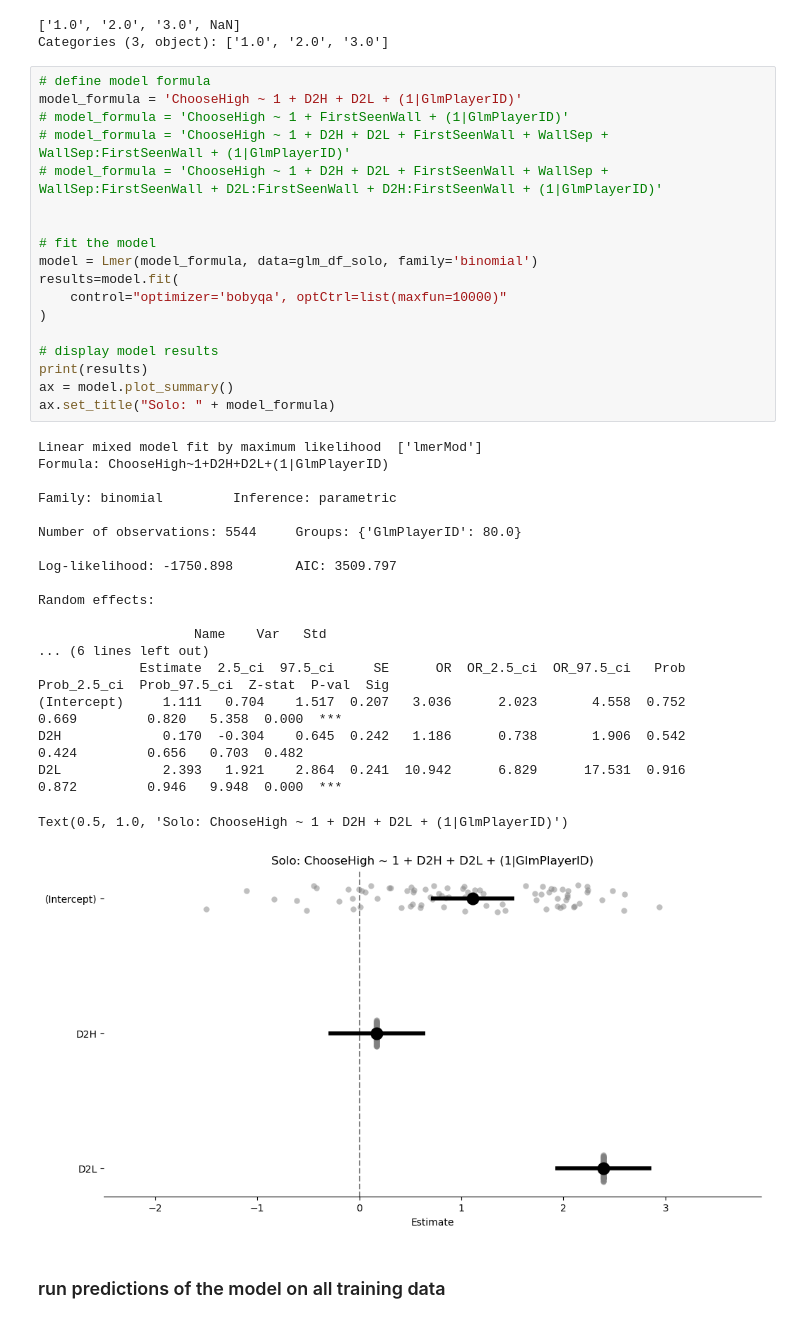
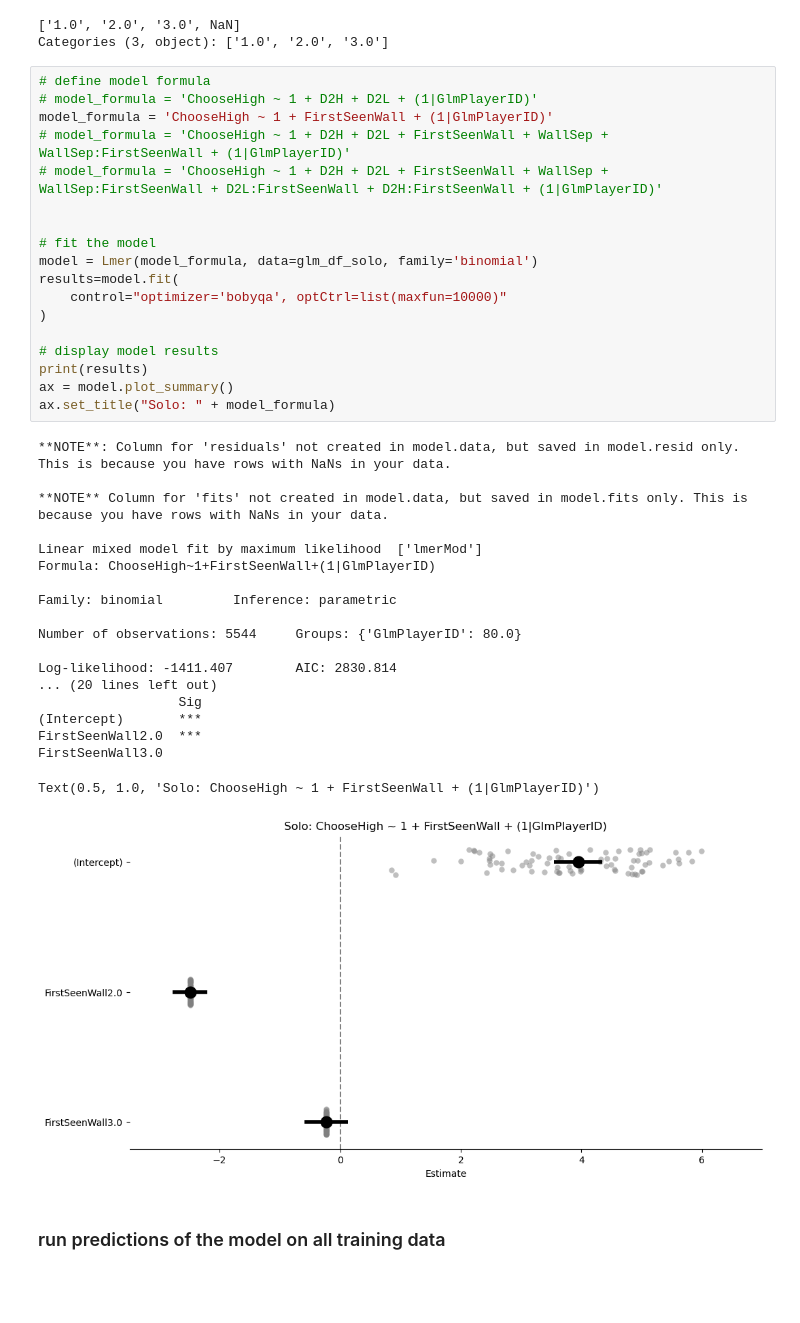
Before and after one commit to tomhagley6/octagon_analysis, a Jupyter notebook: sandbox/glm/glm_prediction_visualisation.ipynb, the cells around one changed output. Cells and saved outputs as stored; diff of their text form; blank space fills up the shorter version.

```diff
--- a/sandbox/glm/glm_prediction_visualisation.ipynb
+++ b/sandbox/glm/glm_prediction_visualisation.ipynb
@@ -61,42 +50,42 @@ glm_df_solo['FirstSeenWall'].unique()
 Categories (3, object): ['1.0', '2.0', '3.0']
 # %%
 # define model formula
-model_formula = 'ChooseHigh ~ 1 + D2H + D2L + (1|GlmPlayerID)'
-# model_formula = 'ChooseHigh ~ 1 + FirstSeenWall + (1|GlmPlayerID)'
+# model_formula = 'ChooseHigh ~ 1 + D2H + D2L + (1|GlmPlayerID)'
+model_formula = 'ChooseHigh ~ 1 + FirstSeenWall + (1|GlmPlayerID)'
 # model_formula = 'ChooseHigh ~ 1 + D2H + D2L + FirstSeenWall + WallSep + WallSep:FirstSeenWall + (1|GlmPlayerID)'
 # model_formula = 'ChooseHigh ~ 1 + D2H + D2L + FirstSeenWall + WallSep + WallSep:FirstSeenWall + D2L:FirstSeenWall + D2H:FirstSeenWall + (1|GlmPlayerID)'
 
 
 # fit the model
 model = Lmer(model_formula, data=glm_df_solo, family='binomial')
 results=model.fit(
     control="optimizer='bobyqa', optCtrl=list(maxfun=10000)"
 )
 
 # display model results
 print(results)
 ax = model.plot_summary()
 ax.set_title("Solo: " + model_formula)
 # %% [output]
+**NOTE**: Column for 'residuals' not created in model.data, but saved in model.resid only. This is because you have rows with NaNs in your data.
+
+**NOTE** Column for 'fits' not created in model.data, but saved in model.fits only. This is because you have rows with NaNs in your data.
+
 Linear mixed model fit by maximum likelihood  ['lmerMod']
-Formula: ChooseHigh~1+D2H+D2L+(1|GlmPlayerID)
+Formula: ChooseHigh~1+FirstSeenWall+(1|GlmPlayerID)
 
 Family: binomial         Inference: parametric
 
 Number of observations: 5544     Groups: {'GlmPlayerID': 80.0}
 
-Log-likelihood: -1750.898        AIC: 3509.797
-
-Random effects:
-
-                    Name    Var   Std
-... (6 lines left out)
-             Estimate  2.5_ci  97.5_ci     SE      OR  OR_2.5_ci  OR_97.5_ci   Prob  Prob_2.5_ci  Prob_97.5_ci  Z-stat  P-val  Sig
-(Intercept)     1.111   0.704    1.517  0.207   3.036      2.023       4.558  0.752        0.669         0.820   5.358  0.000  ***
-D2H             0.170  -0.304    0.645  0.242   1.186      0.738       1.906  0.542        0.424         0.656   0.703  0.482
-D2L             2.393   1.921    2.864  0.241  10.942      6.829      17.531  0.916        0.872         0.946   9.948  0.000  ***
+Log-likelihood: -1411.407        AIC: 2830.814
+... (20 lines left out)
+                  Sig
+(Intercept)       ***
+FirstSeenWall2.0  ***
+FirstSeenWall3.0
-Text(0.5, 1.0, 'Solo: ChooseHigh ~ 1 + D2H + D2L + (1|GlmPlayerID)')
+Text(0.5, 1.0, 'Solo: ChooseHigh ~ 1 + FirstSeenWall + (1|GlmPlayerID)')
-[figure, old version]
+[figure, new version]
 # %% [markdown]
 ### run predictions of the model on all training data
 # %%
```
Also changed, not shown: parts of 9 cells of this notebook, 58 other files.
